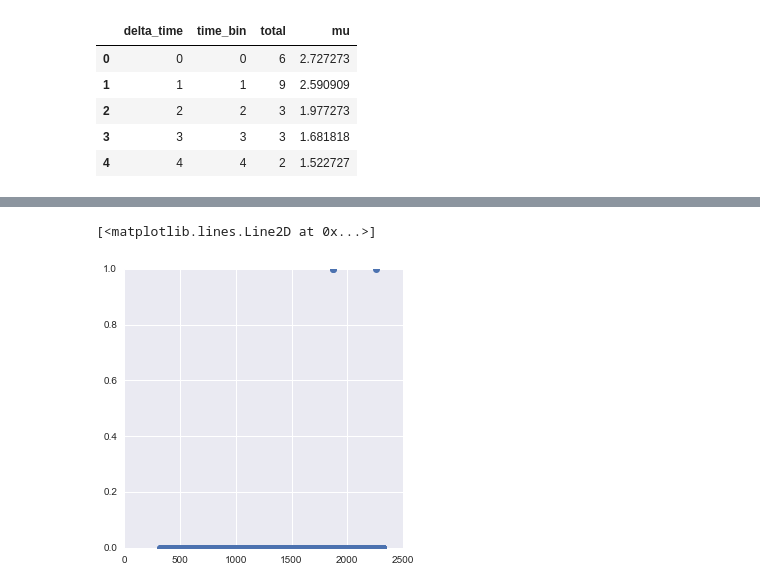
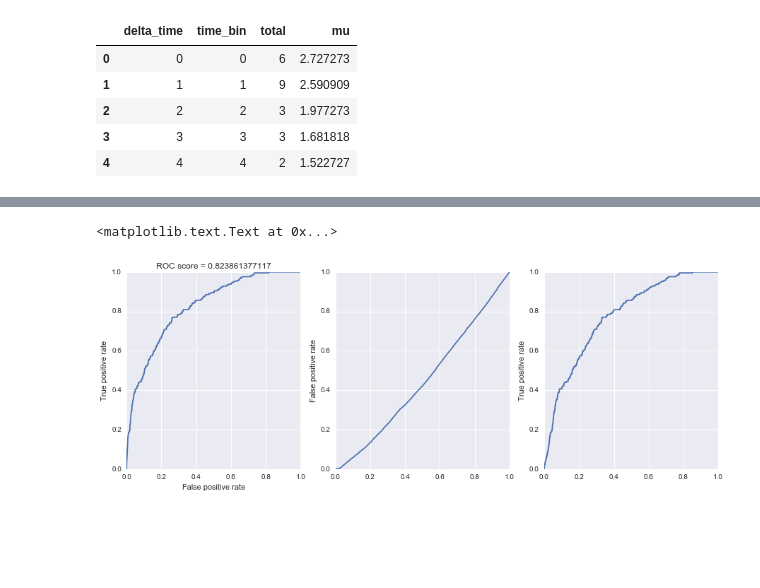
Before and after one commit to borundev/hackathon2016, a Jupyter notebook: ML_classification_by_hour-priority-calls.ipynb, the cells around one changed output, grey strips where cells are left out. Drawn from its saved outputs; the diff is of its cells as text; code cells hidden in the pictures; blank space fills up the shorter version.

```diff
--- a/ML_classification_by_hour-priority-calls.ipynb
+++ b/ML_classification_by_hour-priority-calls.ipynb
@@ -367,7 +377,7 @@ from sklearn.linear_model import LogisticRegression
 from sklearn.svm import SVC
 # %%
 clf=ExtraTreesClassifier(n_estimators=200,n_jobs=-1)
-#clf=LogisticRegression()
+clf=LogisticRegression()
 #clf=SVC()
 clf.fit(X_train,y_train)
 # %% [output]
@@ -394,9 +393,20 @@ plt.ylabel('True positive rate')
-# %%
-initi
-plt.plot(nd_final[35064:].busy,"o")
-# %% [output]
-[<matplotlib.lines.Line2D at 0x...>]
-[figure, removed]
+# %%
+pylabtools.figsize(15,5)
+
+plt.subplot(131)
+plt.plot(fpr_rt_lm, tpr_rt_lm)
+plt.xlabel('False positive rate')
+plt.ylabel('True positive rate')
+plt.title("ROC score = "+str(roc_auc_score(y_test, y_pred_rt)))
+plt.subplot(132)
+plt.plot(np.linspace(0,1,fpr_rt_lm.shape[0]),fpr_rt_lm)
+plt.ylabel('False positive rate')
+plt.subplot(133)
+plt.plot(np.linspace(0,1,fpr_rt_lm.shape[0]),tpr_rt_lm)
+plt.ylabel('True positive rate')
+# %% [output]
+<matplotlib.text.Text at 0x...>
+[figure, added]
 # %%
 plt.hist(nd_final[nd_final.busy==1].time_bin,bins=24)
 # %% [output]
```
Also changed, not shown: parts of 14 cells of this notebook, 4 other files.
